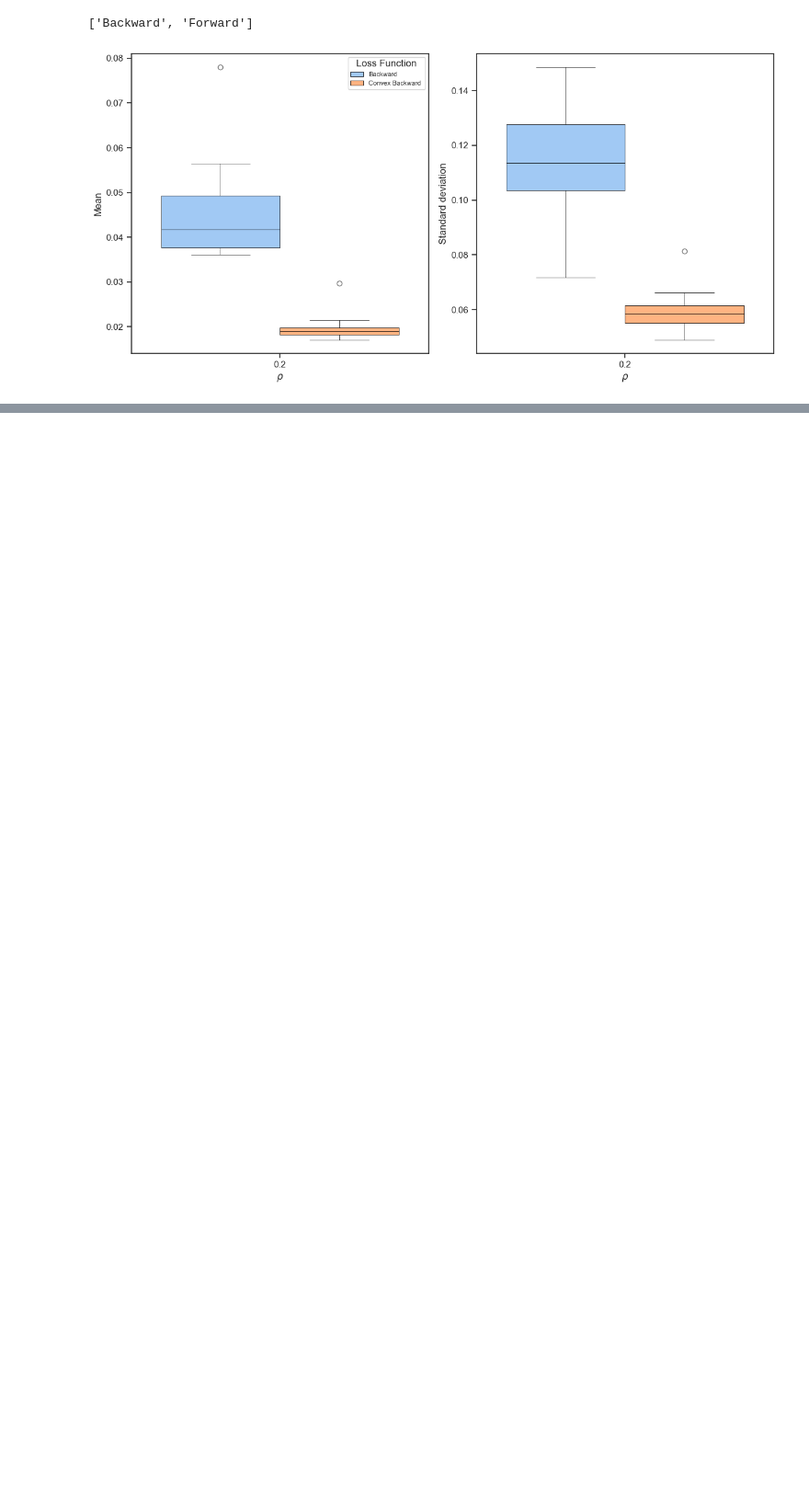
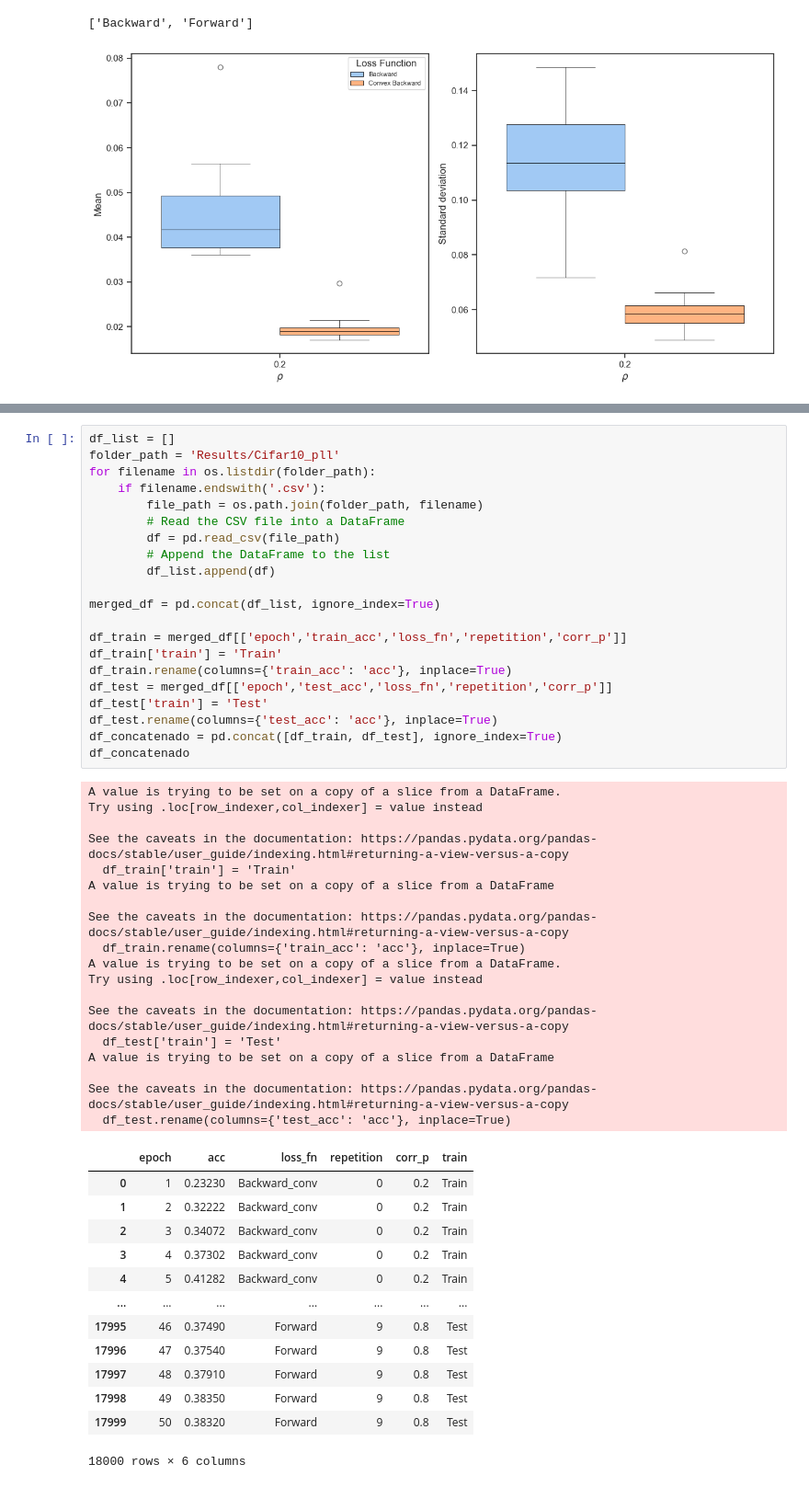
Before and after one commit to DaniBacaicoa/ForwardBackard_losses, a Jupyter notebook: New_Results_viasualization.ipynb, the cells around one changed output, grey strips where cells are left out. Shown: that part at 92% size. Cells and saved outputs as stored; diff of their text form; blank space fills up the shorter version.

Commit message:
added visualization for cifar10

```diff
--- a/New_Results_viasualization.ipynb
+++ b/New_Results_viasualization.ipynb
@@ -1167,0 +1170,53 @@ plt.show()
+# %%
+df_list = []
+folder_path = 'Results/Cifar10_pll'
+for filename in os.listdir(folder_path):
+    if filename.endswith('.csv'):
+        file_path = os.path.join(folder_path, filename)
+        # Read the CSV file into a DataFrame
+        df = pd.read_csv(file_path)
+        # Append the DataFrame to the list
+        df_list.append(df)
+
+merged_df = pd.concat(df_list, ignore_index=True)
+
+df_train = merged_df[['epoch','train_acc','loss_fn','repetition','corr_p']]
+df_train['train'] = 'Train'
+df_train.rename(columns={'train_acc': 'acc'}, inplace=True)
+df_test = merged_df[['epoch','test_acc','loss_fn','repetition','corr_p']]
+df_test['train'] = 'Test'
+df_test.rename(columns={'test_acc': 'acc'}, inplace=True)
+df_concatenado = pd.concat([df_train, df_test], ignore_index=True)
+df_concatenado
+# %% [output]
+A value is trying to be set on a copy of a slice from a DataFrame.
+Try using .loc[row_indexer,col_indexer] = value instead
+
+See the caveats in the documentation: https://pandas.pydata.org/pandas-docs/stable/user_guide/indexing.html#returning-a-view-versus-a-copy
+  df_train['train'] = 'Train'
+A value is trying to be set on a copy of a slice from a DataFrame
+
+See the caveats in the documentation: https://pandas.pydata.org/pandas-docs/stable/user_guide/indexing.html#returning-a-view-versus-a-copy
+  df_train.rename(columns={'train_acc': 'acc'}, inplace=True)
+A value is trying to be set on a copy of a slice from a DataFrame.
+Try using .loc[row_indexer,col_indexer] = value instead
+
+See the caveats in the documentation: https://pandas.pydata.org/pandas-docs/stable/user_guide/indexing.html#returning-a-view-versus-a-copy
+  df_test['train'] = 'Test'
+A value is trying to be set on a copy of a slice from a DataFrame
+
+See the caveats in the documentation: https://pandas.pydata.org/pandas-docs/stable/user_guide/indexing.html#returning-a-view-versus-a-copy
+  df_test.rename(columns={'test_acc': 'acc'}, inplace=True)
+|  | epoch | acc | loss_fn | repetition | corr_p | train |
+| 0 | 1 | 0.23230 | Backward_conv | 0 | 0.2 | Train |
+| 1 | 2 | 0.32222 | Backward_conv | 0 | 0.2 | Train |
+| 2 | 3 | 0.34072 | Backward_conv | 0 | 0.2 | Train |
+| 3 | 4 | 0.37302 | Backward_conv | 0 | 0.2 | Train |
+| 4 | 5 | 0.41282 | Backward_conv | 0 | 0.2 | Train |
+| ... | ... | ... | ... | ... | ... | ... |
+| 17995 | 46 | 0.37490 | Forward | 9 | 0.8 | Test |
+| 17996 | 47 | 0.37540 | Forward | 9 | 0.8 | Test |
+| 17997 | 48 | 0.37910 | Forward | 9 | 0.8 | Test |
+| 17998 | 49 | 0.38350 | Forward | 9 | 0.8 | Test |
+| 17999 | 50 | 0.38320 | Forward | 9 | 0.8 | Test |
+18000 rows × 6 columns
```
Also changed, not shown: parts of 3 cells of this notebook.
